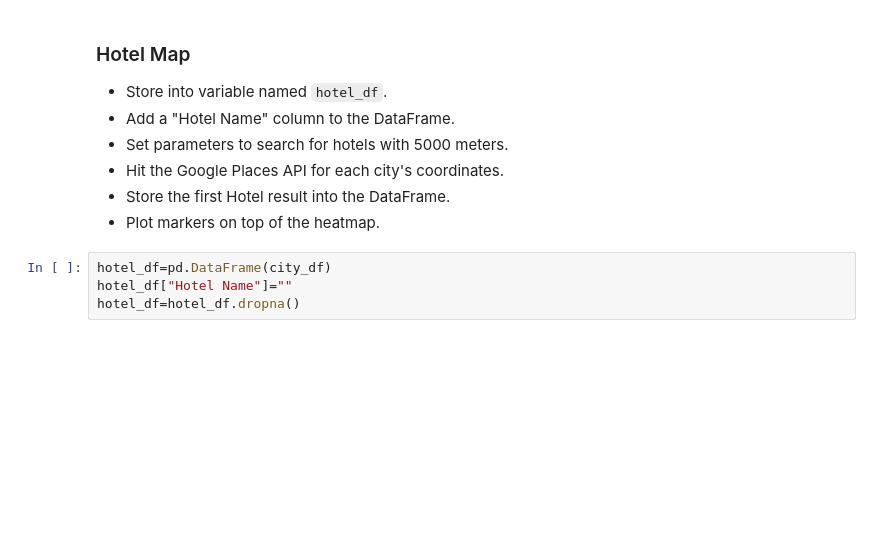
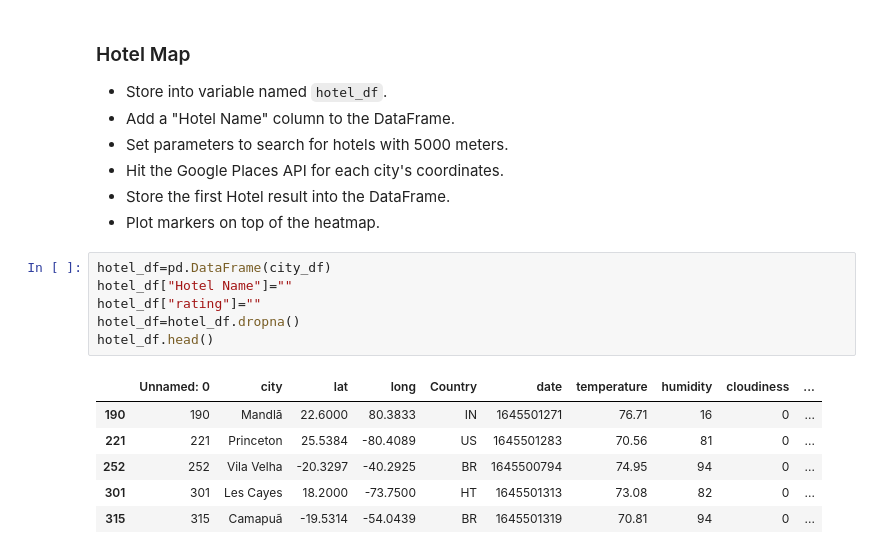
Before and after one commit to s1237120/python-api-challenge, a Jupyter notebook: vactionpy/VacationPy.ipynb, the cells around one changed output. Drawn from its saved outputs; the diff is of its cells as text; blank space fills up the shorter version.

```diff
--- a/vactionpy/VacationPy.ipynb
+++ b/vactionpy/VacationPy.ipynb
@@ -134,7 +121,16 @@ city_df
 # %%
 hotel_df=pd.DataFrame(city_df)
 hotel_df["Hotel Name"]=""
+hotel_df["rating"]=""
 hotel_df=hotel_df.dropna()
+hotel_df.head()
+# %% [output]
+|  | Unnamed: 0 | city | lat | long | Country | date | temperature | humidity | cloudiness | ... |
+| 190 | 190 | Mandlā | 22.6000 | 80.3833 | IN | 1645501271 | 76.71 | 16 | 0 | ... |
+| 221 | 221 | Princeton | 25.5384 | -80.4089 | US | 1645501283 | 70.56 | 81 | 0 | ... |
+| 252 | 252 | Vila Velha | -20.3297 | -40.2925 | BR | 1645500794 | 74.95 | 94 | 0 | ... |
+| 301 | 301 | Les Cayes | 18.2000 | -73.7500 | HT | 1645501313 | 73.08 | 82 | 0 | ... |
+| 315 | 315 | Camapuã | -19.5314 | -54.0439 | BR | 1645501319 | 70.81 | 94 | 0 | ... |
 # %%
 # params dictionary to update each iteration
 params = {
```
Also changed, not shown: parts of 11 cells of this notebook, 4 other files.
